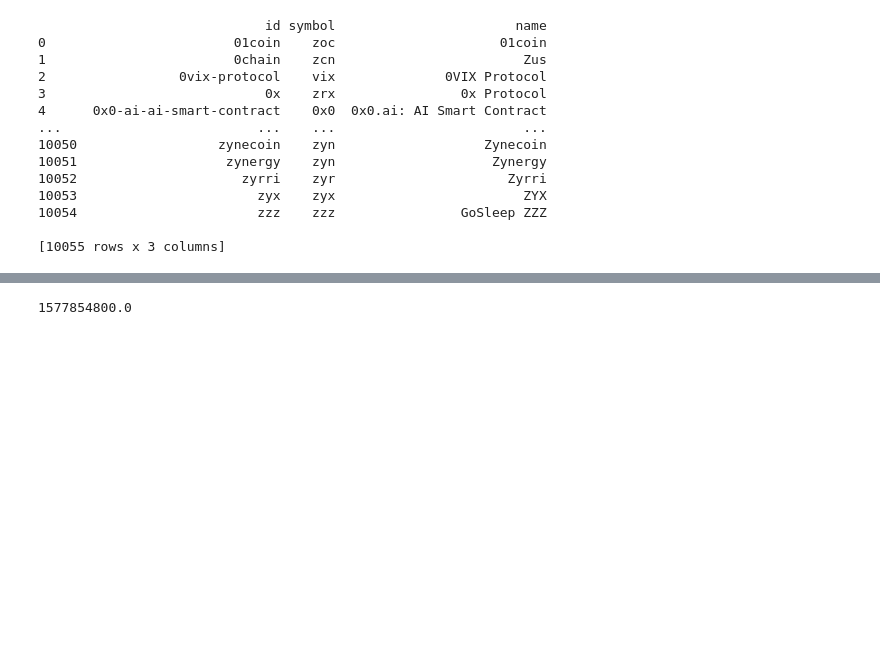
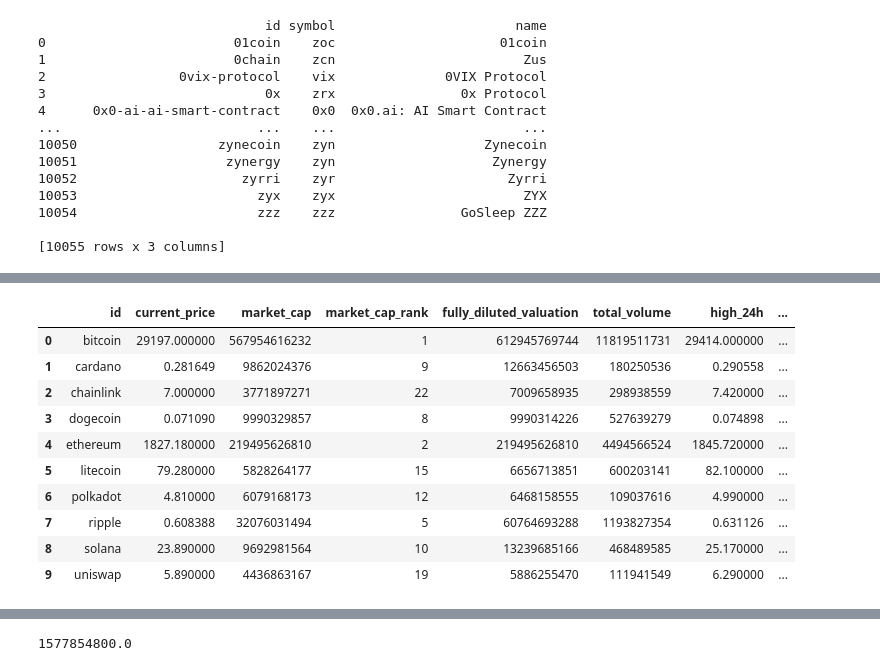
Before and after one commit to LLozanoBaron/Project_Analysis_of_Cryptocurrencies, a Jupyter notebook: EDA.ipynb, the cells around one changed output, grey strips where cells are left out. Drawn from its saved outputs; the diff is of its cells as text; code cells hidden in the pictures; blank space fills up the shorter version.

```diff
--- a/EDA.ipynb
+++ b/EDA.ipynb
@@ -100,0 +103,14 @@ dfmarket_coins.head(10)
+# %%
+dfmarket_filter
+# %% [output]
+|  | id | current_price | market_cap | market_cap_rank | fully_diluted_valuation | total_volume | high_24h | ... |
+| 0 | bitcoin | 29197.000000 | 567954616232 | 1 | 612945769744 | 11819511731 | 29414.000000 | ... |
+| 1 | cardano | 0.281649 | 9862024376 | 9 | 12663456503 | 180250536 | 0.290558 | ... |
+| 2 | chainlink | 7.000000 | 3771897271 | 22 | 7009658935 | 298938559 | 7.420000 | ... |
+| 3 | dogecoin | 0.071090 | 9990329857 | 8 | 9990314226 | 527639279 | 0.074898 | ... |
+| 4 | ethereum | 1827.180000 | 219495626810 | 2 | 219495626810 | 4494566524 | 1845.720000 | ... |
+| 5 | litecoin | 79.280000 | 5828264177 | 15 | 6656713851 | 600203141 | 82.100000 | ... |
+| 6 | polkadot | 4.810000 | 6079168173 | 12 | 6468158555 | 109037616 | 4.990000 | ... |
+| 7 | ripple | 0.608388 | 32076031494 | 5 | 60764693288 | 1193827354 | 0.631126 | ... |
+| 8 | solana | 23.890000 | 9692981564 | 10 | 13239685166 | 468489585 | 25.170000 | ... |
+| 9 | uniswap | 5.890000 | 4436863167 | 19 | 5886255470 | 111941549 | 6.290000 | ... |
```
Also changed, not shown: parts of 12 cells of this notebook, 1 other file.
